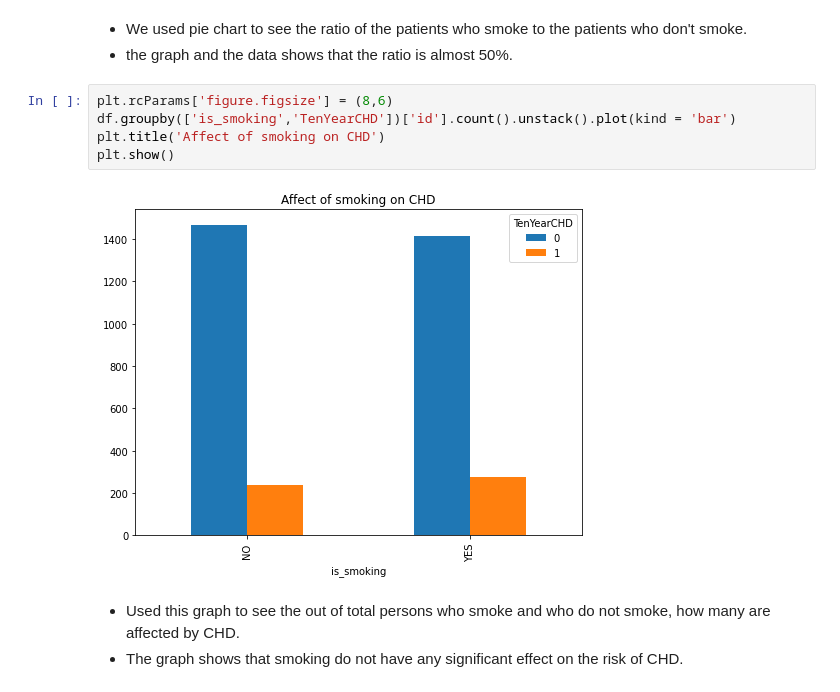
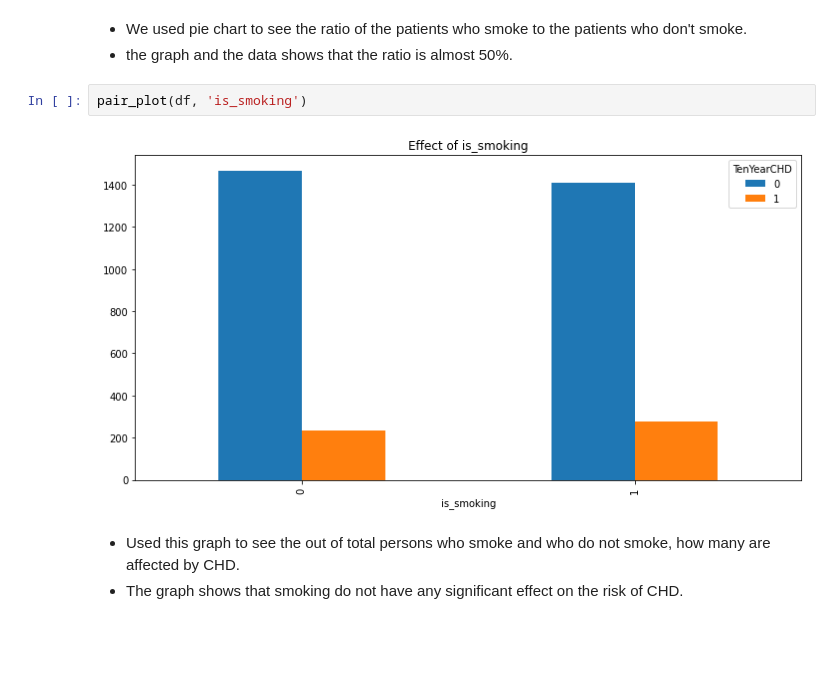
Before and after one commit to jatinsharma16/Capstone-Project-Classification, a Jupyter notebook: cardiovascular_risk_prediction.ipynb, the cells around one changed output. Drawn from its saved outputs; the diff is of its cells as text; blank space fills up the shorter version.

```diff
--- a/cardiovascular_risk_prediction.ipynb
+++ b/cardiovascular_risk_prediction.ipynb
@@ -539,13 +538,10 @@ Name: id, dtype: int64
 # %% [markdown]
 - We used pie chart to see the ratio of the patients who smoke to the patients who don't smoke.
 - the graph and the data shows that the ratio is almost 50%.
-# %%
-plt.rcParams['figure.figsize'] = (8,6)
-df.groupby(['is_smoking','TenYearCHD'])['id'].count().unstack().plot(kind = 'bar')
-plt.title('Affect of smoking on CHD')
-plt.show()
-# %% [output]
-[figure, removed]
+# %%
+pair_plot(df, 'is_smoking')
+# %% [output]
+[figure, added]
 # %% [markdown]
 - Used this graph to see the out of total persons who smoke and who do not smoke, how many are affected by CHD.
 - The graph shows that smoking do not have any significant effect on the risk of CHD.
```
Also changed, not shown: parts of 69 cells of this notebook.
